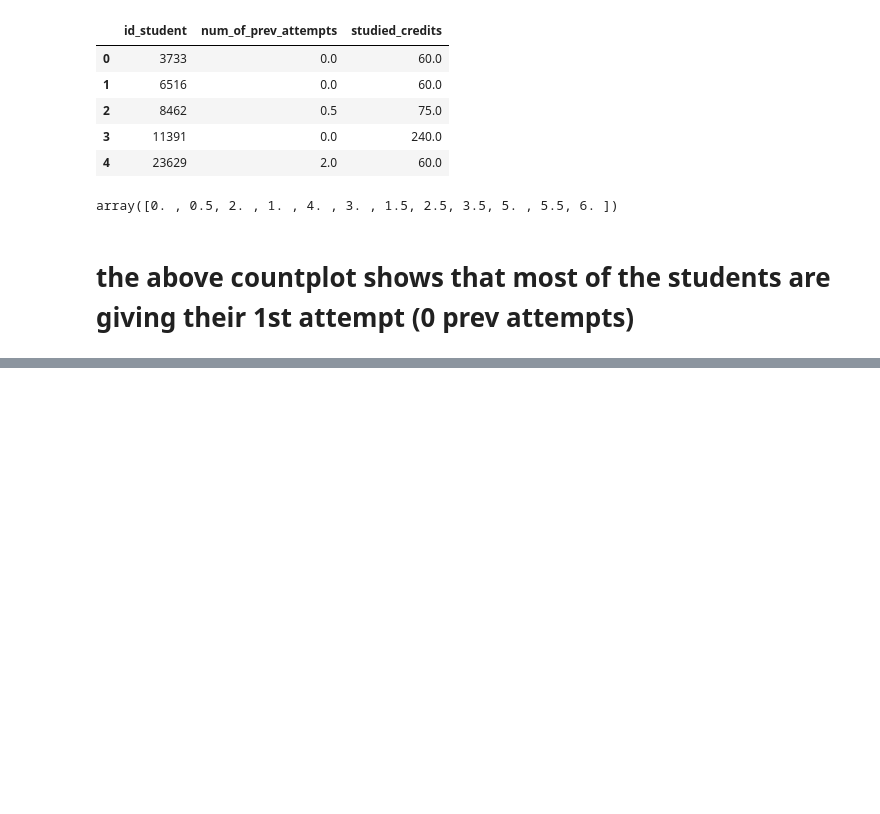
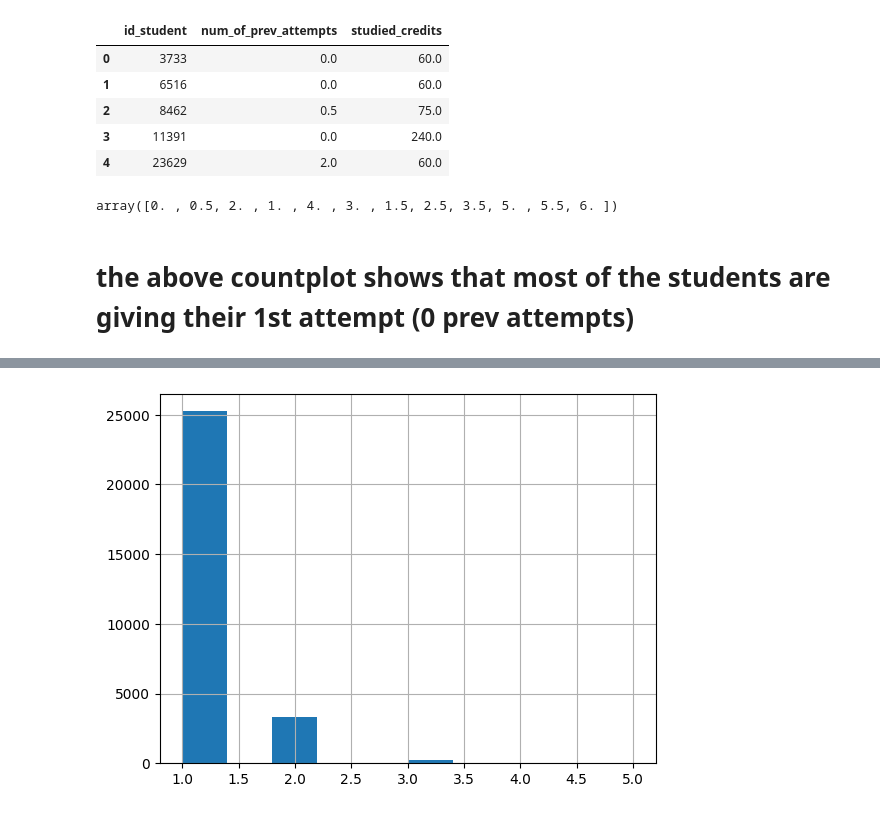
Before and after one commit to sreedharsiddhu/Hardware-and-software-project, a Jupyter notebook: Hardware_and_software_project.ipynb, the cells around one changed output, grey strips where cells are left out. Saved outputs shown, nothing was run; the diff lists cells and outputs as text; code cells hidden in the pictures; blank space fills up the shorter version.

```diff
--- a/Hardware_and_software_project.ipynb
+++ b/Hardware_and_software_project.ipynb
@@ -254,0 +277,6 @@ array([0. , 0.5, 2. , 1. , 4. , 3. , 1.5, 2.5, 3.5, 5. , 5.5, 6. ])
+# %%
+studentAges_df = studentInfo_df[['id_student', 'age_band']].groupby(['id_student']).count()
+studentAges_df = studentAges_df.reset_index()
+studentAges_df.age_band.hist();
+# %% [output]
+[figure, added]
```
Also changed, not shown: parts of 39 cells of this notebook.
